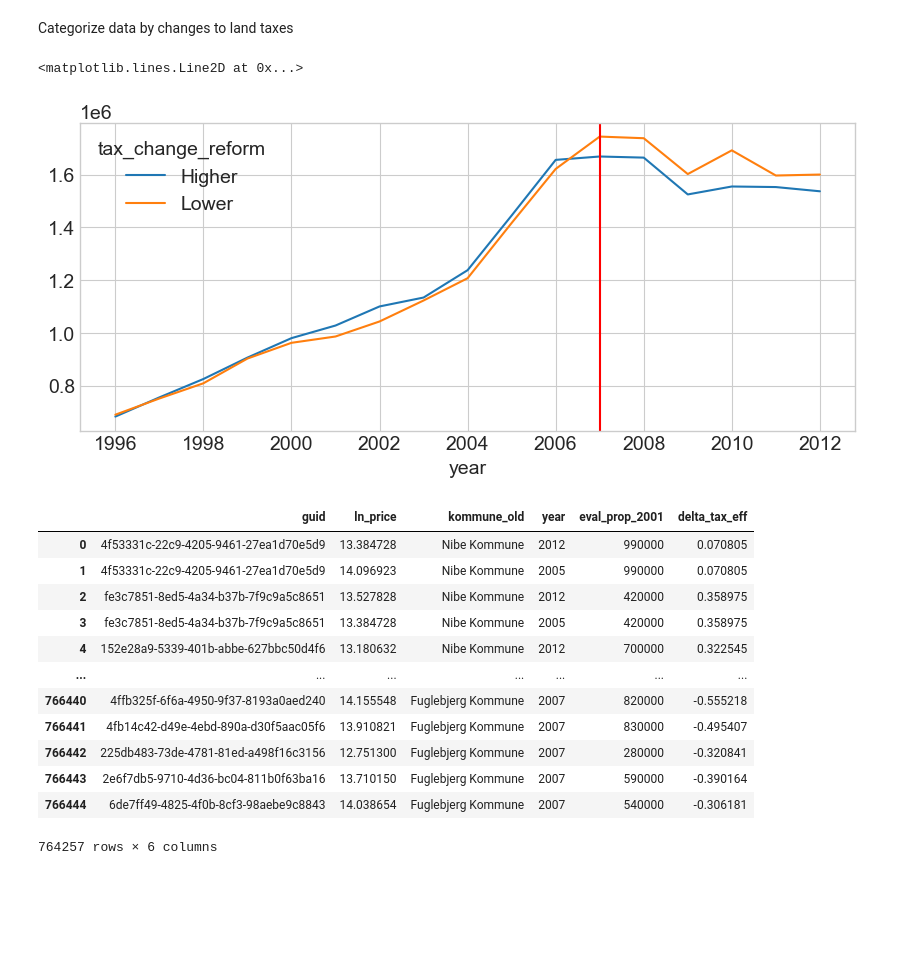
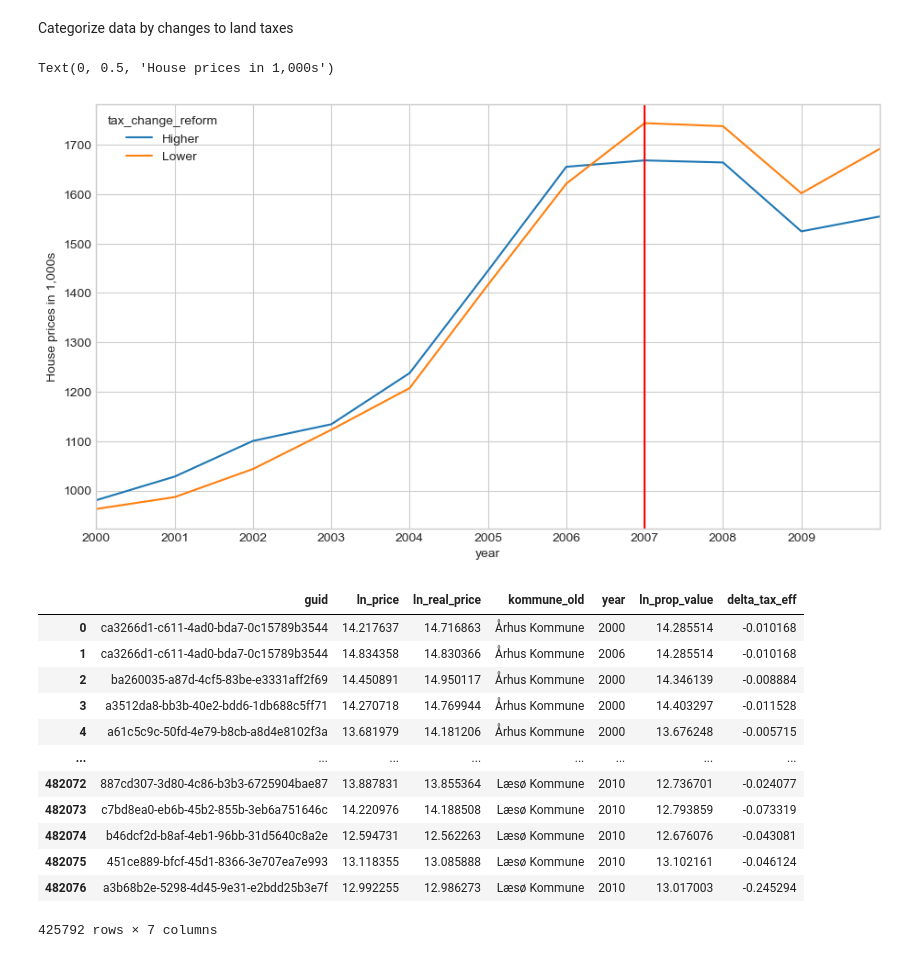
Before and after one commit to jorgenhost/No_taxation_without_capitalization, a Jupyter notebook: main.ipynb, the cells around one changed output. Saved outputs shown, nothing was run; the diff lists cells and outputs as text; code cells hidden in the pictures; blank space fills up the shorter version.

```diff
--- a/main.ipynb
+++ b/main.ipynb
@@ -42,8 +44,12 @@ header = {'name' : 'Jørgen Baun Høst',          'email' : 'pjz633@econ.ku.dk',
           'intention': 'Scrape Boliga for academic purposes'}
 # %%
 df=pd.read_parquet('data/boliga.pq')
+df=df.sort_values('soldDate')
 df['guid']=df['guid'].str.lower()
 df['price_1000']=df['price']/1000
+df=df[(df['year']>=2000) & (df['year']<=2010)]
+df=df.reset_index(drop=True)
+df['time_6m']=pd.PeriodIndex(df['soldDate'], freq='2Q')
 df
 # %% [output]
 |  | estateId | address | zipCode | price | soldDate | propertyType | saleType | sqmPrice | rooms | size | ... |
@@ -237,2 +243,4 @@ df_merged_index
 # %%
 df_merged_index=df_merged_index[df_merged_index['lot_size']!=0]
+df_merged_index=df_merged_index[df_merged_index['eval_prop_2001']!=0]
+df_merged_index
@@ -267,6 +327,7 @@ df_merged_index['real_price']=df_merged_index['price']/df_merged_index['house_pr
 df_merged_index['real_sqmPrice']=df_merged_index['sqmPrice']/df_merged_index['house_price_index']
 df_merged_index['ln_prop_value']=np.log(df_merged_index['eval_prop_2001'])
 df_merged_index['ln_price']=np.log(df_merged_index['price'])
+df_merged_index['ln_real_price']=np.log(df_merged_index['real_price'])
 df_merged_index['delta_tax_eff']=(df_merged_index['delta_tax']*df_merged_index['eval_land_2001']/df_merged_index['lot_size'])/1000
 # %% [markdown]
 Categorize data by changes to land taxes
@@ -280,31 +341,36 @@ def land_tax_change07(value):
         return "Unchanged"
 df_merged_index['tax_change_reform'] = df_merged_index.apply(lambda row: land_tax_change07(row['delta_tax']), axis = 1)
 df_merged_index['tax_change_reform']=df_merged_index['tax_change_reform'].astype('category')
+# %%
+df_merged_index=df_merged_index[df_merged_index['tax_change_reform']!="Unchanged"]
 # %%
 temp_agg=df_merged_index.groupby(['year', 'tax_change_reform']).mean()
 temp_agg_high_low = temp_agg.unstack()
-plot=temp_agg_high_low['price'][['Higher', 'Lower']].plot()
+plot=temp_agg_high_low['price_1000'][['Higher', 'Lower']].plot()
 plot.axvline(x=2007,color='r')
+plot.set_xlim(2000, 2010)
+plot.set_xticks(np.arange(df_merged_index['year'].min(), df_merged_index['year'].max(), 1))
+plt.ylabel('House prices in 1,000s')
 # %% [output]
-<matplotlib.lines.Line2D at 0x...>
+Text(0, 0.5, 'House prices in 1,000s')
-[figure, old version]
+[figure, new version]
 # %%
-stata_out = df_merged_index[['guid','ln_price', 'kommune_old', 'year', 'eval_prop_2001', 'delta_tax_eff']]
+stata_out = df_merged_index[['guid','ln_price', 'ln_real_price', 'kommune_old', 'year', 'ln_prop_value', 'delta_tax_eff']]
 stata_out
 # %% [output]
-|  | guid | ln_price | kommune_old | year | eval_prop_2001 | delta_tax_eff |
-| 0 | 4f53331c-22c9-4205-9461-27ea1d70e5d9 | 13.384728 | Nibe Kommune | 2012 | 990000 | 0.070805 |
-| 1 | 4f53331c-22c9-4205-9461-27ea1d70e5d9 | 14.096923 | Nibe Kommune | 2005 | 990000 | 0.070805 |
-| 2 | fe3c7851-8ed5-4a34-b37b-7f9c9a5c8651 | 13.527828 | Nibe Kommune | 2012 | 420000 | 0.358975 |
-| 3 | fe3c7851-8ed5-4a34-b37b-7f9c9a5c8651 | 13.384728 | Nibe Kommune | 2005 | 420000 | 0.358975 |
-| 4 | 152e28a9-5339-401b-abbe-627bbc50d4f6 | 13.180632 | Nibe Kommune | 2012 | 700000 | 0.322545 |
-| ... | ... | ... | ... | ... | ... | ... |
-| 766440 | 4ffb325f-6f6a-4950-9f37-8193a0aed240 | 14.155548 | Fuglebjerg Kommune | 2007 | 820000 | -0.555218 |
-| 766441 | 4fb14c42-d49e-4ebd-890a-d30f5aac05f6 | 13.910821 | Fuglebjerg Kommune | 2007 | 830000 | -0.495407 |
-| 766442 | 225db483-73de-4781-81ed-a498f16c3156 | 12.751300 | Fuglebjerg Kommune | 2007 | 280000 | -0.320841 |
-| 766443 | 2e6f7db5-9710-4d36-bc04-811b0f63ba16 | 13.710150 | Fuglebjerg Kommune | 2007 | 590000 | -0.390164 |
-| 766444 | 6de7ff49-4825-4f0b-8cf3-98aebe9c8843 | 14.038654 | Fuglebjerg Kommune | 2007 | 540000 | -0.306181 |
+|  | guid | ln_price | ln_real_price | kommune_old | year | ln_prop_value | delta_tax_eff |
+| 0 | ca3266d1-c611-4ad0-bda7-0c15789b3544 | 14.217637 | 14.716863 | Århus Kommune | 2000 | 14.285514 | -0.010168 |
+| 1 | ca3266d1-c611-4ad0-bda7-0c15789b3544 | 14.834358 | 14.830366 | Århus Kommune | 2006 | 14.285514 | -0.010168 |
+| 2 | ba260035-a87d-4cf5-83be-e3331aff2f69 | 14.450891 | 14.950117 | Århus Kommune | 2000 | 14.346139 | -0.008884 |
+| 3 | a3512da8-bb3b-40e2-bdd6-1db688c5ff71 | 14.270718 | 14.769944 | Århus Kommune | 2000 | 14.403297 | -0.011528 |
+| 4 | a61c5c9c-50fd-4e79-b8cb-a8d4e8102f3a | 13.681979 | 14.181206 | Århus Kommune | 2000 | 13.676248 | -0.005715 |
+| ... | ... | ... | ... | ... | ... | ... | ... |
+| 482072 | 887cd307-3d80-4c86-b3b3-6725904bae87 | 13.887831 | 13.855364 | Læsø Kommune | 2010 | 12.736701 | -0.024077 |
+| 482073 | c7bd8ea0-eb6b-45b2-855b-3eb6a751646c | 14.220976 | 14.188508 | Læsø Kommune | 2010 | 12.793859 | -0.073319 |
+| 482074 | b46dcf2d-b8af-4eb1-96bb-31d5640c8a2e | 12.594731 | 12.562263 | Læsø Kommune | 2010 | 12.676076 | -0.043081 |
+| 482075 | 451ce889-bfcf-45d1-8366-3e707ea7e993 | 13.118355 | 13.085888 | Læsø Kommune | 2010 | 13.102161 | -0.046124 |
+| 482076 | a3b68b2e-5298-4d45-9e31-e2bdd25b3e7f | 12.992255 | 12.986273 | Læsø Kommune | 2010 | 13.017003 | -0.245294 |
-764257 rows × 6 columns
+425792 rows × 7 columns
 # %%
 stata_out['kommune_old_id']=stata_out.groupby('kommune_old').ngroup()
 stata_out['id']=stata_out.groupby('guid').ngroup()
```
Also changed, not shown: parts of 18 cells of this notebook, 4 other files.
